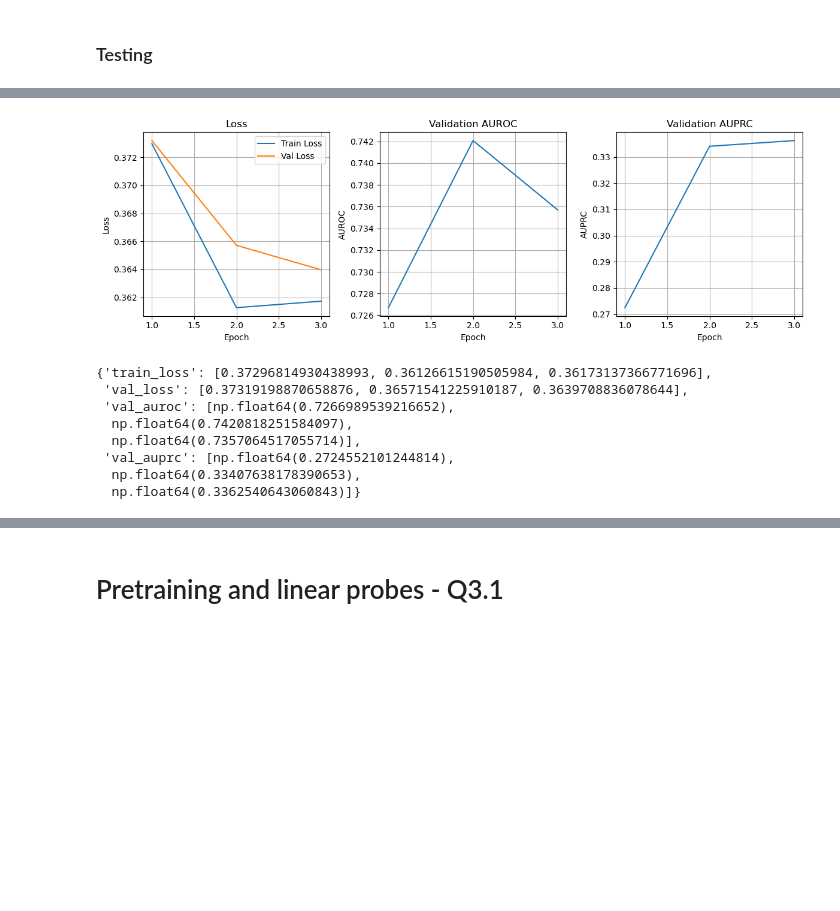
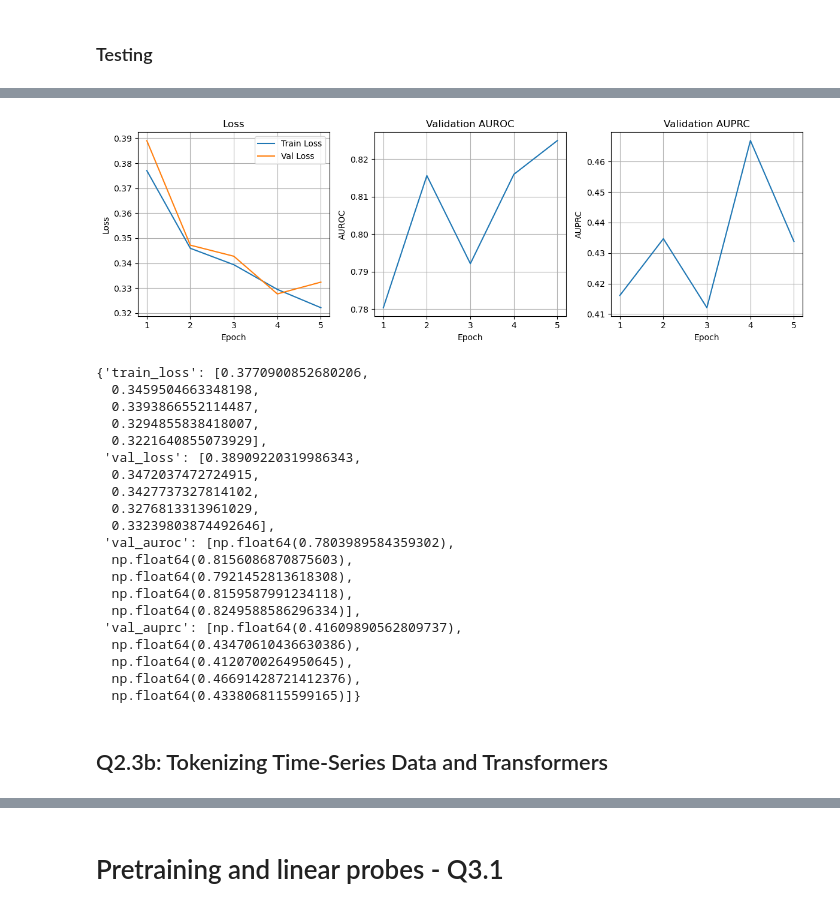
Before and after one commit to KarlDeck/ML4HC_P1, a Jupyter notebook: Project1_Task3.ipynb, the cells around one changed output, grey strips where cells are left out. Saved outputs shown, nothing was run; the diff lists cells and outputs as text; code cells hidden in the pictures; blank space fills up the shorter version.

Commit message:
Improved transformer training. Started with set function input

```diff
--- a/Project1_Task3.ipynb
+++ b/Project1_Task3.ipynb
@@ -182,3 +189,6 @@ model = Transformer(input_dim=40, model_dim=128, num_layers=3, dropout=0.1)
 # %%
-train_transformer(model, train_loader, val_dataloader=val_loader, epochs=3, lr=1e-3)
+model = Transformer(input_dim=40, model_dim=64, num_layers=3, dropout=0.1)
+
+
+train_transformer(model, train_loader, val_dataloader=val_loader, epochs=5, lr=1e-3)
 # %% [output]
@@ -191,9 +211,23 @@ Val AUROC: 0.7357  AUPRC: 0.3363  Val Loss: 0.3640
-[figure, old version]
+[figure, new version]
-{'train_loss': [0.37296814930438993, 0.36126615190505984, 0.36173137366771696],
- 'val_loss': [0.37319198870658876, 0.36571541225910187, 0.3639708836078644],
- 'val_auroc': [np.float64(0.7266989539216652),
-  np.float64(0.7420818251584097),
-  np.float64(0.7357064517055714)],
- 'val_auprc': [np.float64(0.2724552101244814),
-  np.float64(0.33407638178390653),
-  np.float64(0.3362540643060843)]}
+{'train_loss': [0.3770900852680206,
+  0.3459504663348198,
+  0.3393866552114487,
+  0.3294855838418007,
+  0.3221640855073929],
+ 'val_loss': [0.38909220319986343,
+  0.3472037472724915,
+  0.3427737327814102,
+  0.3276813313961029,
+  0.33239803874492646],
+ 'val_auroc': [np.float64(0.7803989584359302),
+  np.float64(0.8156086870875603),
+  np.float64(0.7921452813618308),
+  np.float64(0.8159587991234118),
+  np.float64(0.8249588586296334)],
+ 'val_auprc': [np.float64(0.41609890562809737),
+  np.float64(0.43470610436630386),
+  np.float64(0.4120700264950645),
+  np.float64(0.46691428721412376),
+  np.float64(0.4338068115599165)]}
+# %% [markdown]
+## Q2.3b: Tokenizing Time-Series Data and Transformers
```
Also changed, not shown: parts of 9 cells of this notebook.
